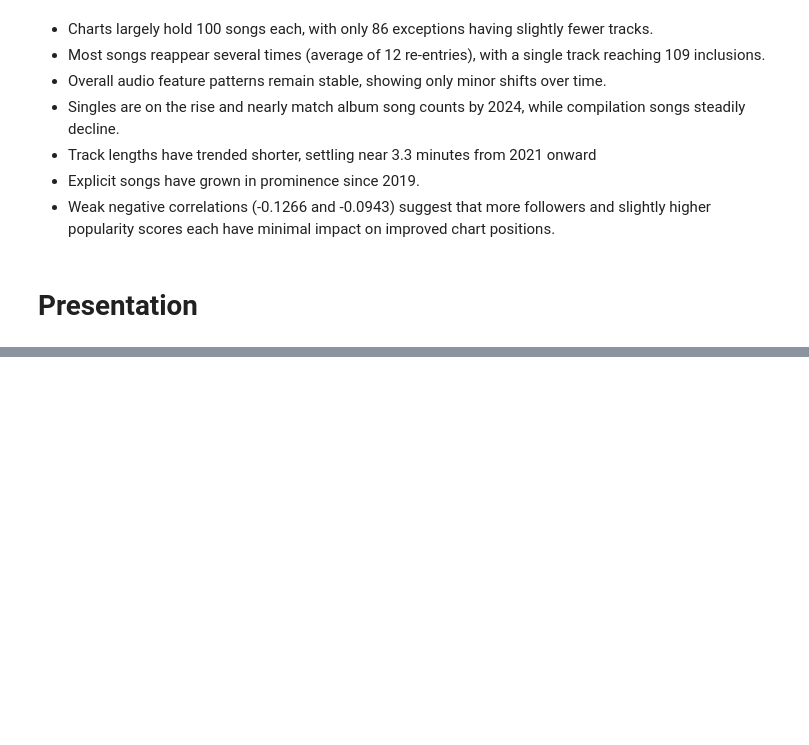
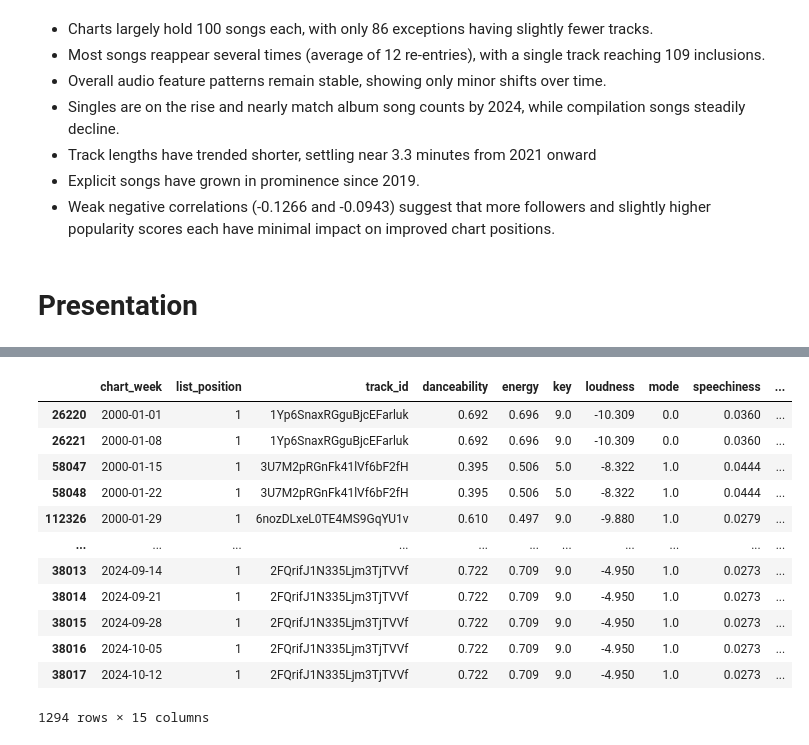
Before and after one commit to guillermocontp/recommendation-system, a Jupyter notebook: analysis.ipynb, the cells around one changed output, grey strips where cells are left out. Cells and saved outputs as stored; diff of their text form; code cells hidden in the pictures; blank space fills up the shorter version.

```diff
--- a/analysis.ipynb
+++ b/analysis.ipynb
@@ -2299,0 +2384,26 @@ What I found:
+# %%
+# getting three top rated songs from each year
+def get_top_songs(dataframe):
+
+    # sorting by list_position 1 to get top rated songs
+    sorted_dataframe = dataframe[dataframe['list_position'] == 1]
+
+    return sorted_dataframe
+# %%
+test = get_top_songs(chart_with_audio_features)
+# %%
+test
+# %% [output]
+|  | chart_week | list_position | track_id | danceability | energy | key | loudness | mode | speechiness | ... |
+| 26220 | 2000-01-01 | 1 | 1Yp6SnaxRGguBjcEFarluk | 0.692 | 0.696 | 9.0 | -10.309 | 0.0 | 0.0360 | ... |
+| 26221 | 2000-01-08 | 1 | 1Yp6SnaxRGguBjcEFarluk | 0.692 | 0.696 | 9.0 | -10.309 | 0.0 | 0.0360 | ... |
+| 58047 | 2000-01-15 | 1 | 3U7M2pRGnFk41lVf6bF2fH | 0.395 | 0.506 | 5.0 | -8.322 | 1.0 | 0.0444 | ... |
+| 58048 | 2000-01-22 | 1 | 3U7M2pRGnFk41lVf6bF2fH | 0.395 | 0.506 | 5.0 | -8.322 | 1.0 | 0.0444 | ... |
+| 112326 | 2000-01-29 | 1 | 6nozDLxeL0TE4MS9GqYU1v | 0.610 | 0.497 | 9.0 | -9.880 | 1.0 | 0.0279 | ... |
+| ... | ... | ... | ... | ... | ... | ... | ... | ... | ... | ... |
+| 38013 | 2024-09-14 | 1 | 2FQrifJ1N335Ljm3TjTVVf | 0.722 | 0.709 | 9.0 | -4.950 | 1.0 | 0.0273 | ... |
+| 38014 | 2024-09-21 | 1 | 2FQrifJ1N335Ljm3TjTVVf | 0.722 | 0.709 | 9.0 | -4.950 | 1.0 | 0.0273 | ... |
+| 38015 | 2024-09-28 | 1 | 2FQrifJ1N335Ljm3TjTVVf | 0.722 | 0.709 | 9.0 | -4.950 | 1.0 | 0.0273 | ... |
+| 38016 | 2024-10-05 | 1 | 2FQrifJ1N335Ljm3TjTVVf | 0.722 | 0.709 | 9.0 | -4.950 | 1.0 | 0.0273 | ... |
+| 38017 | 2024-10-12 | 1 | 2FQrifJ1N335Ljm3TjTVVf | 0.722 | 0.709 | 9.0 | -4.950 | 1.0 | 0.0273 | ... |
+1294 rows × 15 columns
```
Also changed, not shown: parts of 20 cells of this notebook, 11 other files.
